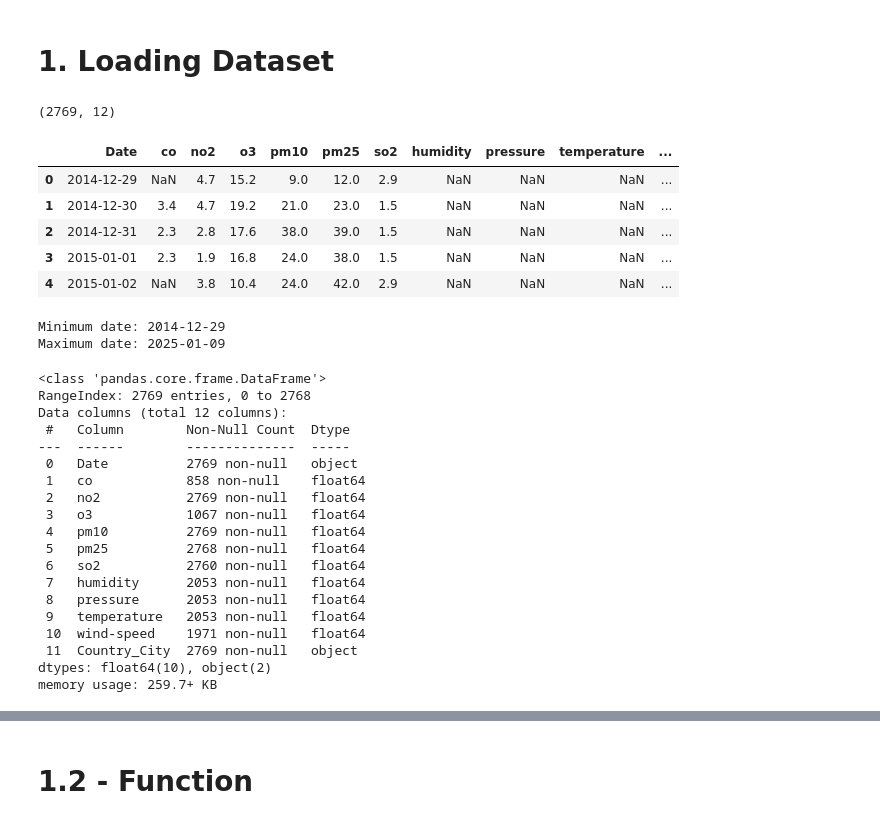
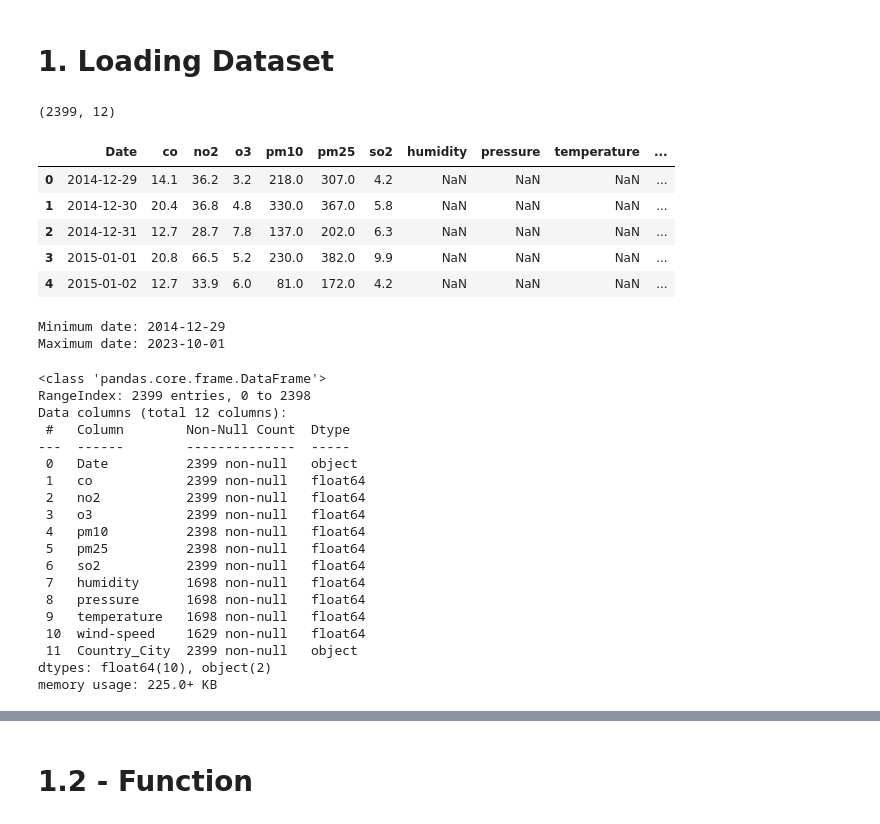
Before and after one commit to TahmidaMajumder/Final_Year_Project, a Jupyter notebook: 4-1-one-dataset-machine-learning-minmax-scaling.ipynb, the cells around one changed output, grey strips where cells are left out. Cells and saved outputs as stored; diff of their text form; code cells hidden in the pictures.

```diff
--- a/4-1-one-dataset-machine-learning-minmax-scaling.ipynb
+++ b/4-1-one-dataset-machine-learning-minmax-scaling.ipynb
@@ -36,21 +36,21 @@ warnings.simplefilter(action='ignore', category=FutureWarning)
 # **1. Loading Dataset**
 # %%
 # Loading the data
-new_data = pd.read_csv("/kaggle/input/seperated-data/Australia_Newcastle.csv")
+new_data = pd.read_csv("/kaggle/input/seperated-data/India_Delhi.csv")
 
 # print the shape
 print(new_data.shape)
 
 #runs the first 5 rows
 new_data.head()
 # %% [output]
-(2769, 12)
+(2399, 12)
 |  | Date | co | no2 | o3 | pm10 | pm25 | so2 | humidity | pressure | temperature | ... |
-| 0 | 2014-12-29 | NaN | 4.7 | 15.2 | 9.0 | 12.0 | 2.9 | NaN | NaN | NaN | ... |
-| 1 | 2014-12-30 | 3.4 | 4.7 | 19.2 | 21.0 | 23.0 | 1.5 | NaN | NaN | NaN | ... |
-| 2 | 2014-12-31 | 2.3 | 2.8 | 17.6 | 38.0 | 39.0 | 1.5 | NaN | NaN | NaN | ... |
-| 3 | 2015-01-01 | 2.3 | 1.9 | 16.8 | 24.0 | 38.0 | 1.5 | NaN | NaN | NaN | ... |
-| 4 | 2015-01-02 | NaN | 3.8 | 10.4 | 24.0 | 42.0 | 2.9 | NaN | NaN | NaN | ... |
+| 0 | 2014-12-29 | 14.1 | 36.2 | 3.2 | 218.0 | 307.0 | 4.2 | NaN | NaN | NaN | ... |
+| 1 | 2014-12-30 | 20.4 | 36.8 | 4.8 | 330.0 | 367.0 | 5.8 | NaN | NaN | NaN | ... |
+| 2 | 2014-12-31 | 12.7 | 28.7 | 7.8 | 137.0 | 202.0 | 6.3 | NaN | NaN | NaN | ... |
+| 3 | 2015-01-01 | 20.8 | 66.5 | 5.2 | 230.0 | 382.0 | 9.9 | NaN | NaN | NaN | ... |
+| 4 | 2015-01-02 | 12.7 | 33.9 | 6.0 | 81.0 | 172.0 | 4.2 | NaN | NaN | NaN | ... |
 # %%
 # Find the minimum and maximum dates
 min_date = new_data['Date'].min()
@@ -60,29 +60,29 @@ print('Minimum date:', min_date)
 print('Maximum date:', max_date)
 # %% [output]
 Minimum date: 2014-12-29
-Maximum date: 2025-01-09
+Maximum date: 2023-10-01
 # %%
 new_data.info()
 # %% [output]
 <class 'pandas.core.frame.DataFrame'>
-RangeIndex: 2769 entries, 0 to 2768
+RangeIndex: 2399 entries, 0 to 2398
 Data columns (total 12 columns):
  #   Column        Non-Null Count  Dtype
 ---  ------        --------------  -----
- 0   Date          2769 non-null   object
- 1   co            858 non-null    float64
- 2   no2           2769 non-null   float64
- 3   o3            1067 non-null   float64
- 4   pm10          2769 non-null   float64
- 5   pm25          2768 non-null   float64
- 6   so2           2760 non-null   float64
- 7   humidity      2053 non-null   float64
- 8   pressure      2053 non-null   float64
- 9   temperature   2053 non-null   float64
- 10  wind-speed    1971 non-null   float64
- 11  Country_City  2769 non-null   object
+ 0   Date          2399 non-null   object
+ 1   co            2399 non-null   float64
+ 2   no2           2399 non-null   float64
+ 3   o3            2399 non-null   float64
+ 4   pm10          2398 non-null   float64
+ 5   pm25          2398 non-null   float64
+ 6   so2           2399 non-null   float64
+ 7   humidity      1698 non-null   float64
+ 8   pressure      1698 non-null   float64
+ 9   temperature   1698 non-null   float64
+ 10  wind-speed    1629 non-null   float64
+ 11  Country_City  2399 non-null   object
 dtypes: float64(10), object(2)
-memory usage: 259.7+ KB
+memory usage: 225.0+ KB
 # %%
 new_data.describe()
 # %% [output]
```
Also changed, not shown: parts of 62 cells of this notebook.
